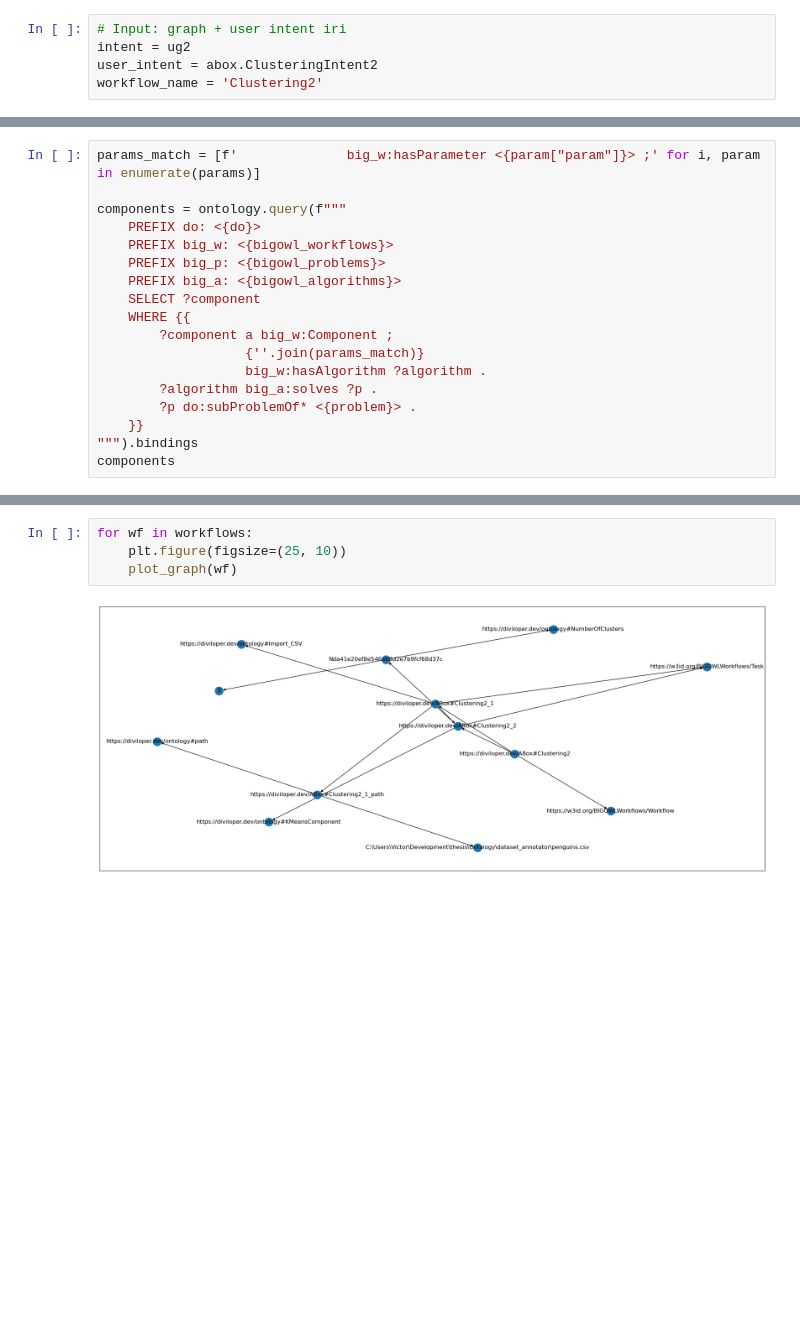
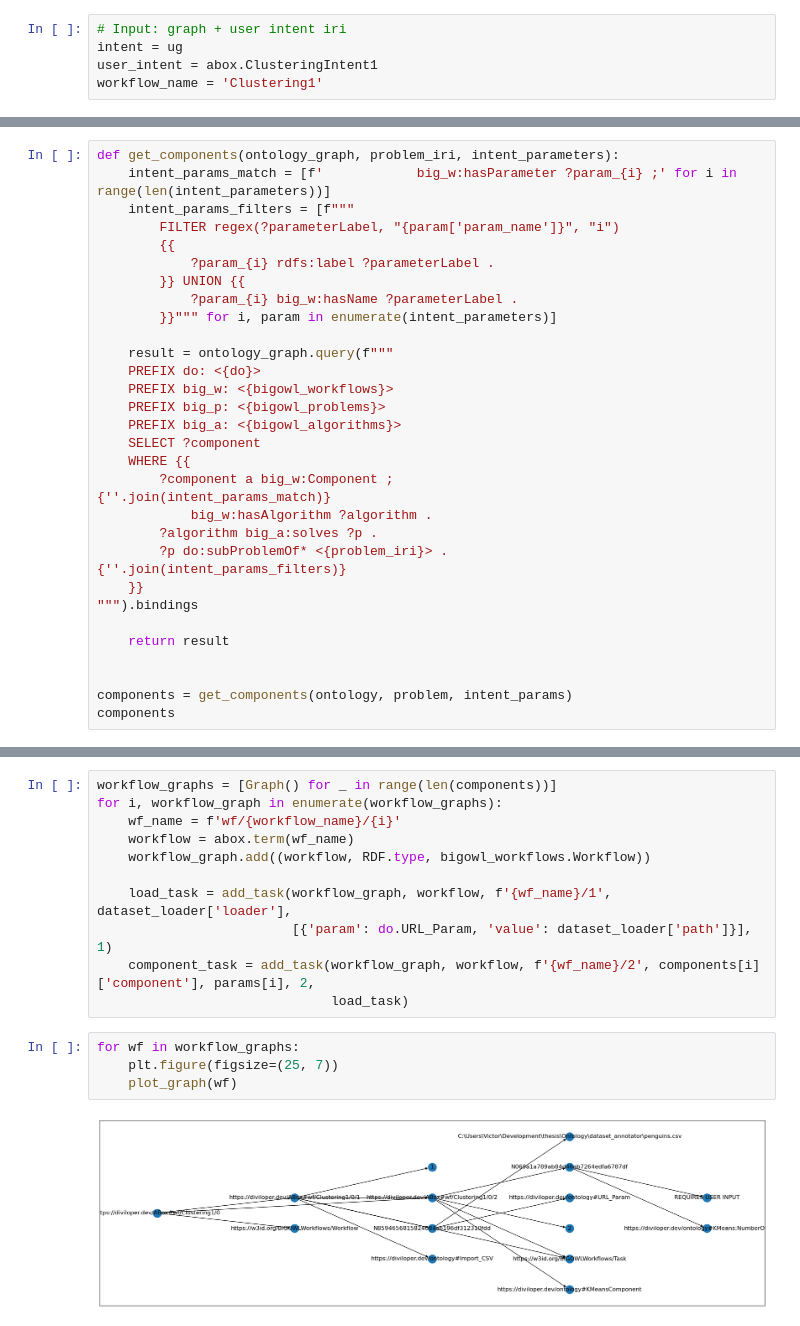
Before and after one commit to dtim-upc/IntentSpecification2WorkflowGenerator, a Jupyter notebook: pipeline_generator/pipeline_generator.ipynb, the cells around one changed output, grey strips where cells are left out. Cells and saved outputs as stored; diff of their text form; blank space fills up the shorter version.

```diff
--- a/pipeline_generator/pipeline_generator.ipynb
+++ b/pipeline_generator/pipeline_generator.ipynb
@@ -58,6 +74,6 @@ plot_graph(ug2)
 # %%
 # Input: graph + user intent iri
-intent = ug2
-user_intent = abox.ClusteringIntent2
-workflow_name = 'Clustering2'
+intent = ug
+user_intent = abox.ClusteringIntent1
+workflow_name = 'Clustering1'
 # %%
@@ -109,7 +140,15 @@ dataset_loader
 # %%
-params_match = [f'              big_w:hasParameter <{param["param"]}> ;' for i, param in enumerate(params)]
+def get_components(ontology_graph, problem_iri, intent_parameters):
+    intent_params_match = [f'            big_w:hasParameter ?param_{i} ;' for i in range(len(intent_parameters))]
+    intent_params_filters = [f"""
+        FILTER regex(?parameterLabel, "{param['param_name']}", "i")
+        {{
+            ?param_{i} rdfs:label ?parameterLabel .
+        }} UNION {{
+            ?param_{i} big_w:hasName ?parameterLabel .
+        }}""" for i, param in enumerate(intent_parameters)]
 
-components = ontology.query(f"""
+    result = ontology_graph.query(f"""
     PREFIX do: <{do}>
     PREFIX big_w: <{bigowl_workflows}>
     PREFIX big_p: <{bigowl_problems}>
@@ -117,12 +156,18 @@ components = ontology.query(f"""
     SELECT ?component
     WHERE {{
         ?component a big_w:Component ;
-                   {''.join(params_match)}
-                   big_w:hasAlgorithm ?algorithm .
+{''.join(intent_params_match)}
+            big_w:hasAlgorithm ?algorithm .
         ?algorithm big_a:solves ?p .
-        ?p do:subProblemOf* <{problem}> .
+        ?p do:subProblemOf* <{problem_iri}> .
+{''.join(intent_params_filters)}
     }}
 """).bindings
+
+    return result
+
+
+components = get_components(ontology, problem, intent_params)
 components
 # %% [output]
 [{rdflib.term.Variable('component'): rdflib.term.URIRef('https://diviloper.dev/ontology#KMeansComponent')},
@@ -156,6 +244,17 @@ for i, workflow in enumerate(workflows):
+# %%
+workflow_graphs = [Graph() for _ in range(len(components))]
+for i, workflow_graph in enumerate(workflow_graphs):
+    wf_name = f'wf/{workflow_name}/{i}'
+    workflow = abox.term(wf_name)
+    workflow_graph.add((workflow, RDF.type, bigowl_workflows.Workflow))
+
+    load_task = add_task(workflow_graph, workflow, f'{wf_name}/1', dataset_loader['loader'],
+                         [{'param': do.URL_Param, 'value': dataset_loader['path']}], 1)
+    component_task = add_task(workflow_graph, workflow, f'{wf_name}/2', components[i]['component'], params[i], 2,
+                              load_task)
 # %%
-for wf in workflows:
-    plt.figure(figsize=(25, 10))
+for wf in workflow_graphs:
+    plt.figure(figsize=(25, 7))
     plot_graph(wf)
 # %% [output]
-[figure, old version]
+[figure, new version]
```
Also changed, not shown: parts of 16 cells of this notebook, 23 other files.
